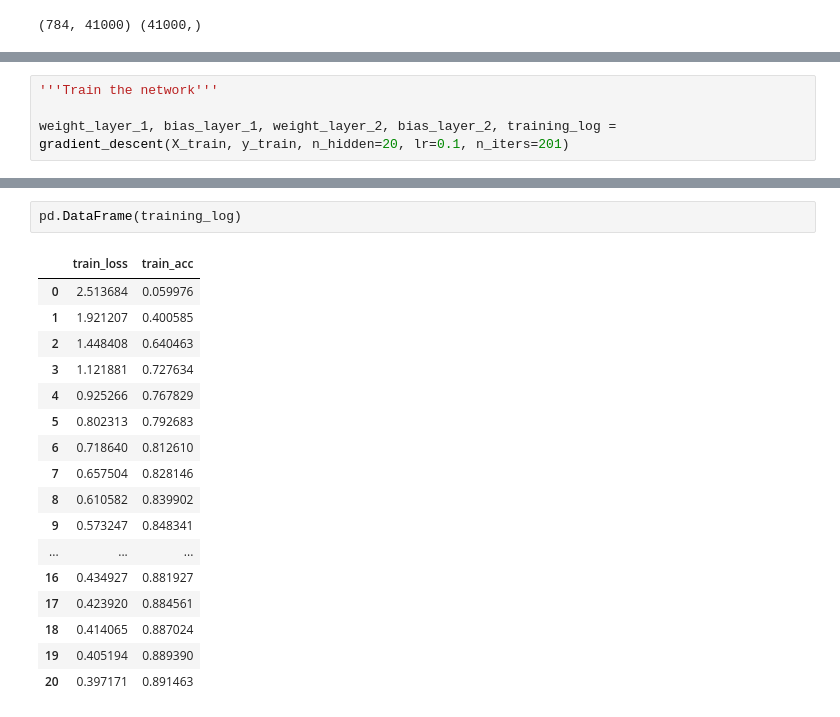
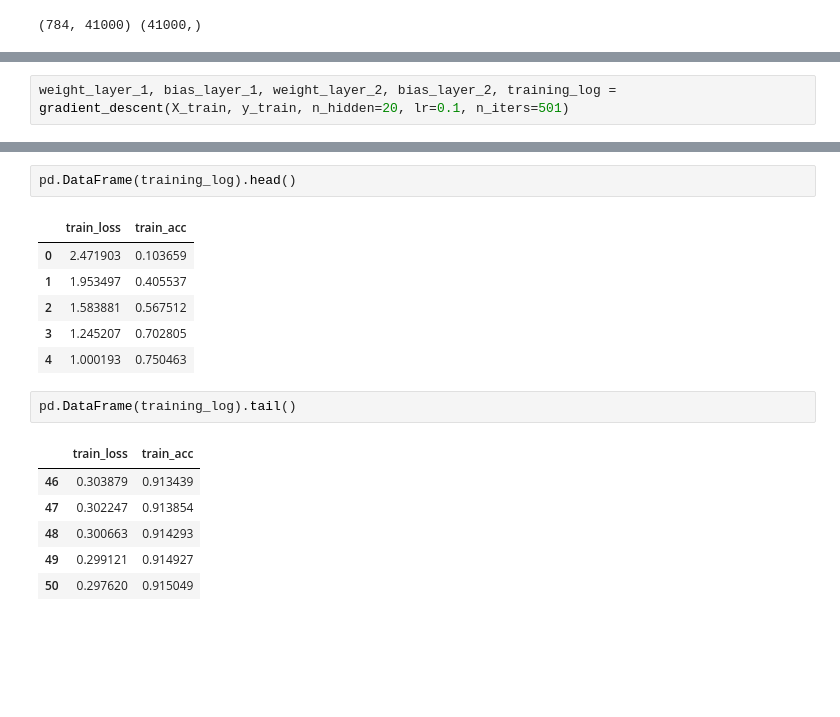
Before and after one commit to axtaylor/ml-concepts, a Jupyter notebook: Neural Networks/number_recognition_test.ipynb, the cells around one changed output, grey strips where cells are left out. Drawn from its saved outputs; the diff is of its cells as text; blank space fills up the shorter version.

```diff
--- a/Neural Networks/number_recognition_test.ipynb
+++ b/Neural Networks/number_recognition_test.ipynb
@@ -50,5 +48,3 @@ Known Label:  0
 # %%
-'''Train the network'''
-
-weight_layer_1, bias_layer_1, weight_layer_2, bias_layer_2, training_log = gradient_descent(X_train, y_train, n_hidden=20, lr=0.1, n_iters=201)
+weight_layer_1, bias_layer_1, weight_layer_2, bias_layer_2, training_log = gradient_descent(X_train, y_train, n_hidden=20, lr=0.1, n_iters=501)
 # %% [output]
@@ -72,20 +68,18 @@ Iteration  200 | Loss: 0.3972 | Train Score: 0.8915
+# %%
+pd.DataFrame(training_log).head()
+# %% [output]
+|  | train_loss | train_acc |
+| 0 | 2.471903 | 0.103659 |
+| 1 | 1.953497 | 0.405537 |
+| 2 | 1.583881 | 0.567512 |
+| 3 | 1.245207 | 0.702805 |
+| 4 | 1.000193 | 0.750463 |
 # %%
-pd.DataFrame(training_log)
+pd.DataFrame(training_log).tail()
 # %% [output]
 |  | train_loss | train_acc |
-| 0 | 2.513684 | 0.059976 |
-| 1 | 1.921207 | 0.400585 |
-| 2 | 1.448408 | 0.640463 |
-| 3 | 1.121881 | 0.727634 |
-| 4 | 0.925266 | 0.767829 |
-| 5 | 0.802313 | 0.792683 |
-| 6 | 0.718640 | 0.812610 |
-| 7 | 0.657504 | 0.828146 |
-| 8 | 0.610582 | 0.839902 |
-| 9 | 0.573247 | 0.848341 |
-| ... | ... | ... |
-| 16 | 0.434927 | 0.881927 |
-| 17 | 0.423920 | 0.884561 |
-| 18 | 0.414065 | 0.887024 |
-| 19 | 0.405194 | 0.889390 |
-| 20 | 0.397171 | 0.891463 |
+| 46 | 0.303879 | 0.913439 |
+| 47 | 0.302247 | 0.913854 |
+| 48 | 0.300663 | 0.914293 |
+| 49 | 0.299121 | 0.914927 |
+| 50 | 0.297620 | 0.915049 |
```
Also changed, not shown: parts of 10 cells of this notebook.
